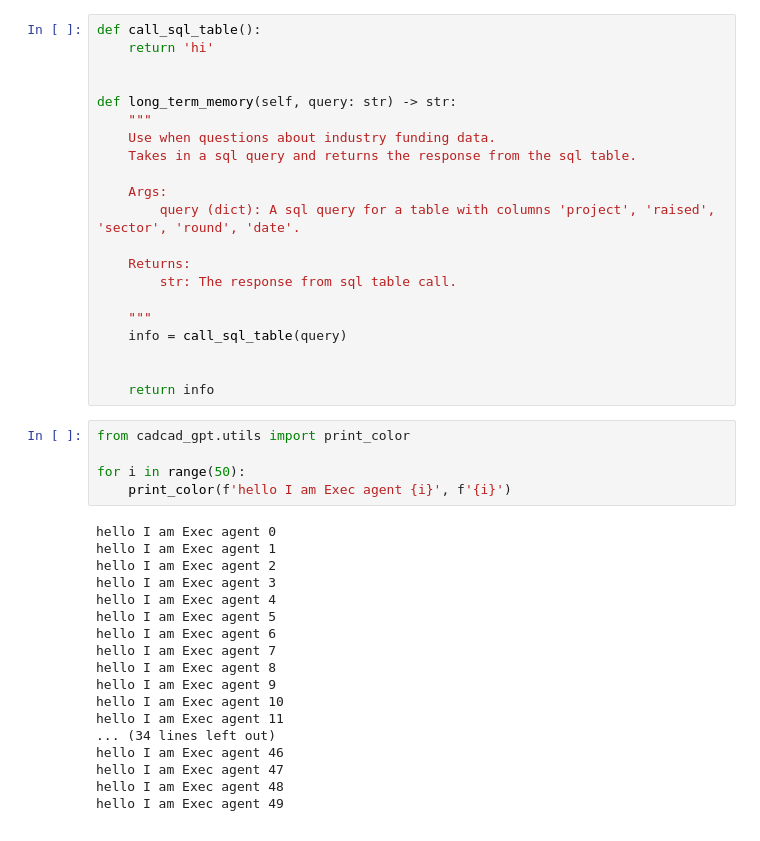
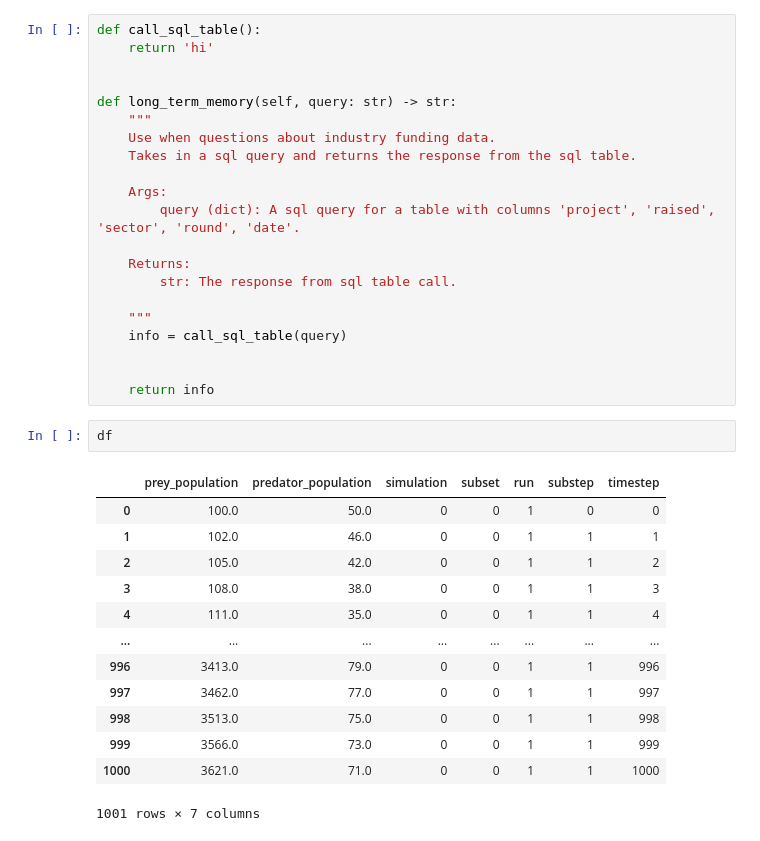
Before and after one commit to rororowyourboat/CadCAD_GPT, a Jupyter notebook: examples/predator_prey/predator_prey_gpt.ipynb, the cells around one changed output. Drawn from its saved outputs; the diff is of its cells as text.

```diff
--- a/examples/predator_prey/predator_prey_gpt.ipynb
+++ b/examples/predator_prey/predator_prey_gpt.ipynb
@@ -437,26 +437,19 @@ def long_term_memory(self, query: str) -> str:
 
 
     return info
-# %%
-from cadcad_gpt.utils import print_color
-
-for i in range(50):
-    print_color(f'hello I am Exec agent {i}', f'{i}')
-# %% [output]
-hello I am Exec agent 0
-hello I am Exec agent 1
-hello I am Exec agent 2
-hello I am Exec agent 3
-hello I am Exec agent 4
-hello I am Exec agent 5
-hello I am Exec agent 6
-hello I am Exec agent 7
-hello I am Exec agent 8
-hello I am Exec agent 9
-hello I am Exec agent 10
-hello I am Exec agent 11
-... (34 lines left out)
-hello I am Exec agent 46
-hello I am Exec agent 47
-hello I am Exec agent 48
-hello I am Exec agent 49
+# %%
+df
+# %% [output]
+|  | prey_population | predator_population | simulation | subset | run | substep | timestep |
+| 0 | 100.0 | 50.0 | 0 | 0 | 1 | 0 | 0 |
+| 1 | 102.0 | 46.0 | 0 | 0 | 1 | 1 | 1 |
+| 2 | 105.0 | 42.0 | 0 | 0 | 1 | 1 | 2 |
+| 3 | 108.0 | 38.0 | 0 | 0 | 1 | 1 | 3 |
+| 4 | 111.0 | 35.0 | 0 | 0 | 1 | 1 | 4 |
+| ... | ... | ... | ... | ... | ... | ... | ... |
+| 996 | 3413.0 | 79.0 | 0 | 0 | 1 | 1 | 996 |
+| 997 | 3462.0 | 77.0 | 0 | 0 | 1 | 1 | 997 |
+| 998 | 3513.0 | 75.0 | 0 | 0 | 1 | 1 | 998 |
+| 999 | 3566.0 | 73.0 | 0 | 0 | 1 | 1 | 999 |
+| 1000 | 3621.0 | 71.0 | 0 | 0 | 1 | 1 | 1000 |
+1001 rows × 7 columns
```
Also changed, not shown: parts of 21 cells of this notebook, 2 other files.
